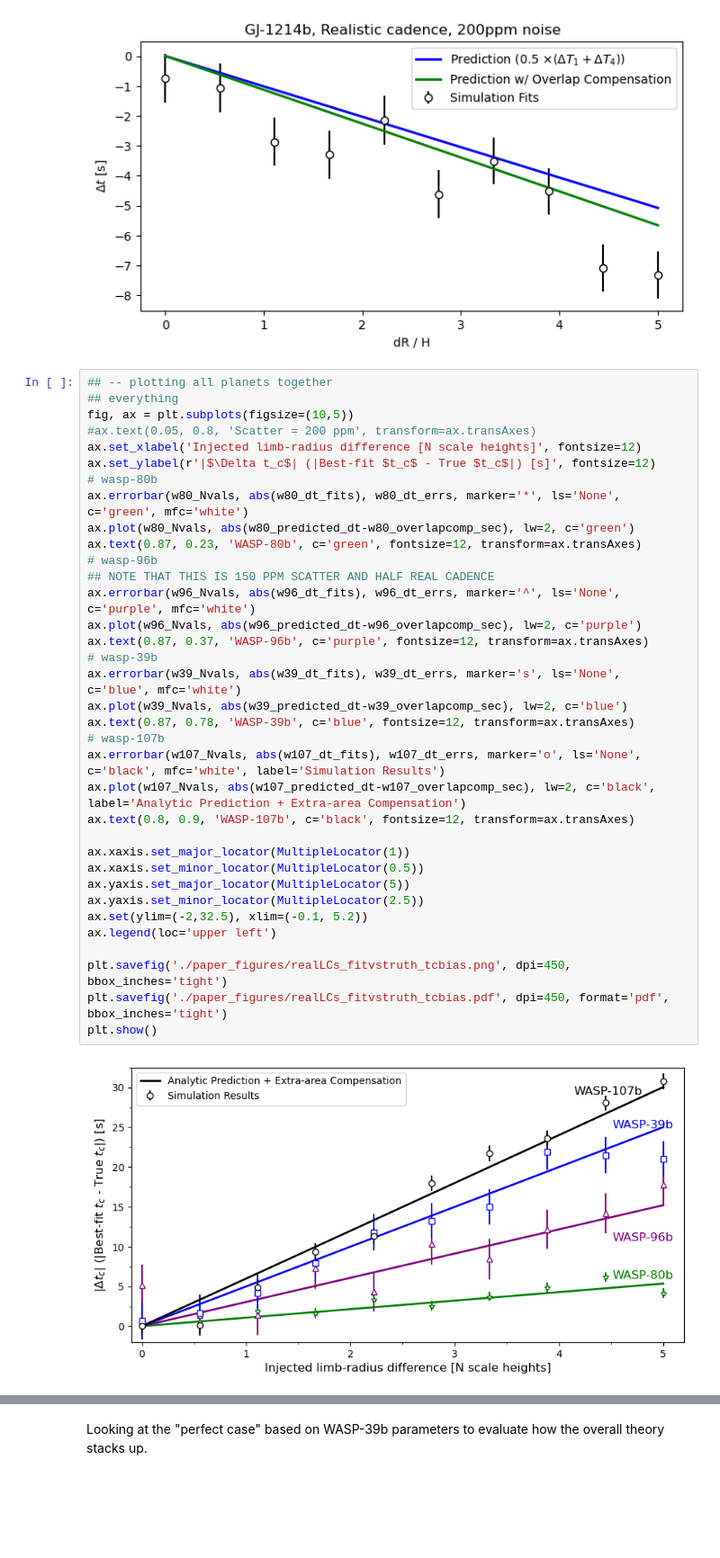
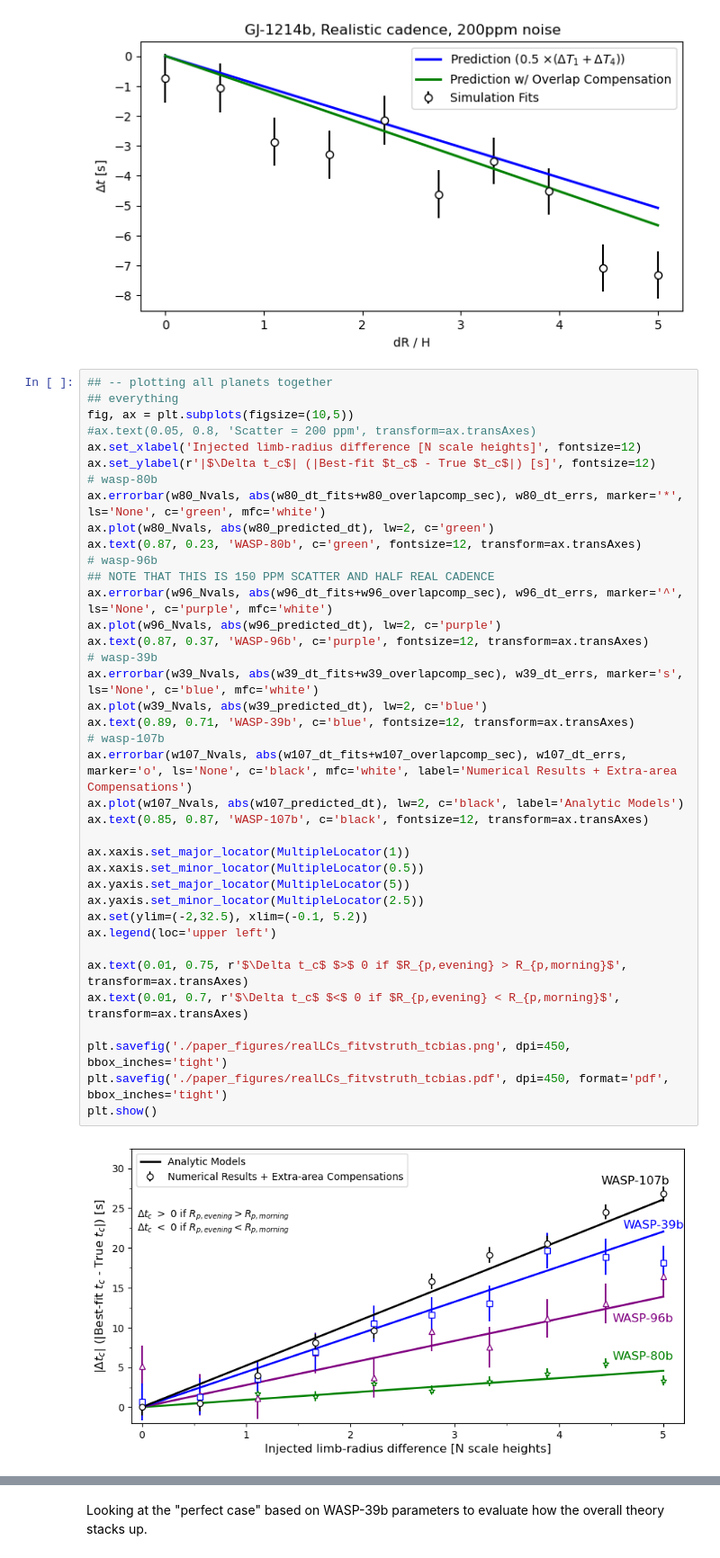
Before and after one commit to mm-murphy/MimickingAsymmetries, a Jupyter notebook: Compare Numerical to Analytic.ipynb, the cells around one changed output, grey strips where cells are left out. Shown: that part at 90% size. Drawn from its saved outputs; the diff is of its cells as text; blank space fills up the shorter version.

Commit message:
updated plots for paper

```diff
--- a/Compare Numerical to Analytic.ipynb
+++ b/Compare Numerical to Analytic.ipynb
@@ -313,40 +313,43 @@ plt.show()
 # %%
 ## -- plotting all planets together
 ## everything
 fig, ax = plt.subplots(figsize=(10,5))
 #ax.text(0.05, 0.8, 'Scatter = 200 ppm', transform=ax.transAxes)
 ax.set_xlabel('Injected limb-radius difference [N scale heights]', fontsize=12)
 ax.set_ylabel(r'|$\Delta t_c$| (|Best-fit $t_c$ - True $t_c$|) [s]', fontsize=12)
 # wasp-80b
-ax.errorbar(w80_Nvals, abs(w80_dt_fits), w80_dt_errs, marker='*', ls='None', c='green', mfc='white')
-ax.plot(w80_Nvals, abs(w80_predicted_dt-w80_overlapcomp_sec), lw=2, c='green')
+ax.errorbar(w80_Nvals, abs(w80_dt_fits+w80_overlapcomp_sec), w80_dt_errs, marker='*', ls='None', c='green', mfc='white')
+ax.plot(w80_Nvals, abs(w80_predicted_dt), lw=2, c='green')
 ax.text(0.87, 0.23, 'WASP-80b', c='green', fontsize=12, transform=ax.transAxes)
 # wasp-96b
 ## NOTE THAT THIS IS 150 PPM SCATTER AND HALF REAL CADENCE
-ax.errorbar(w96_Nvals, abs(w96_dt_fits), w96_dt_errs, marker='^', ls='None', c='purple', mfc='white')
-ax.plot(w96_Nvals, abs(w96_predicted_dt-w96_overlapcomp_sec), lw=2, c='purple')
+ax.errorbar(w96_Nvals, abs(w96_dt_fits+w96_overlapcomp_sec), w96_dt_errs, marker='^', ls='None', c='purple', mfc='white')
+ax.plot(w96_Nvals, abs(w96_predicted_dt), lw=2, c='purple')
 ax.text(0.87, 0.37, 'WASP-96b', c='purple', fontsize=12, transform=ax.transAxes)
 # wasp-39b
-ax.errorbar(w39_Nvals, abs(w39_dt_fits), w39_dt_errs, marker='s', ls='None', c='blue', mfc='white')
-ax.plot(w39_Nvals, abs(w39_predicted_dt-w39_overlapcomp_sec), lw=2, c='blue')
-ax.text(0.87, 0.78, 'WASP-39b', c='blue', fontsize=12, transform=ax.transAxes)
+ax.errorbar(w39_Nvals, abs(w39_dt_fits+w39_overlapcomp_sec), w39_dt_errs, marker='s', ls='None', c='blue', mfc='white')
+ax.plot(w39_Nvals, abs(w39_predicted_dt), lw=2, c='blue')
+ax.text(0.89, 0.71, 'WASP-39b', c='blue', fontsize=12, transform=ax.transAxes)
 # wasp-107b
-ax.errorbar(w107_Nvals, abs(w107_dt_fits), w107_dt_errs, marker='o', ls='None', c='black', mfc='white', label='Simulation Results')
-ax.plot(w107_Nvals, abs(w107_predicted_dt-w107_overlapcomp_sec), lw=2, c='black', label='Analytic Prediction + Extra-area Compensation')
-ax.text(0.8, 0.9, 'WASP-107b', c='black', fontsize=12, transform=ax.transAxes)
+ax.errorbar(w107_Nvals, abs(w107_dt_fits+w107_overlapcomp_sec), w107_dt_errs, marker='o', ls='None', c='black', mfc='white', label='Numerical Results + Extra-area Compensations')
+ax.plot(w107_Nvals, abs(w107_predicted_dt), lw=2, c='black', label='Analytic Models')
+ax.text(0.85, 0.87, 'WASP-107b', c='black', fontsize=12, transform=ax.transAxes)
 
 ax.xaxis.set_major_locator(MultipleLocator(1))
 ax.xaxis.set_minor_locator(MultipleLocator(0.5))
 ax.yaxis.set_major_locator(MultipleLocator(5))
 ax.yaxis.set_minor_locator(MultipleLocator(2.5))
 ax.set(ylim=(-2,32.5), xlim=(-0.1, 5.2))
 ax.legend(loc='upper left')
 
+ax.text(0.01, 0.75, r'$\Delta t_c$ $>$ 0 if $R_{p,evening} > R_{p,morning}$', transform=ax.transAxes)
+ax.text(0.01, 0.7, r'$\Delta t_c$ $<$ 0 if $R_{p,evening} < R_{p,morning}$', transform=ax.transAxes)
+
 plt.savefig('./paper_figures/realLCs_fitvstruth_tcbias.png', dpi=450, bbox_inches='tight')
 plt.savefig('./paper_figures/realLCs_fitvstruth_tcbias.pdf', dpi=450, format='pdf', bbox_inches='tight')
 plt.show()
 # %% [output]
-[figure, old version]
+[figure, new version]
 # %%
 ## -- plotting all planets together
 ## extra area compensations
```
Also changed, not shown: parts of 1 cell of this notebook, 8 other files.
